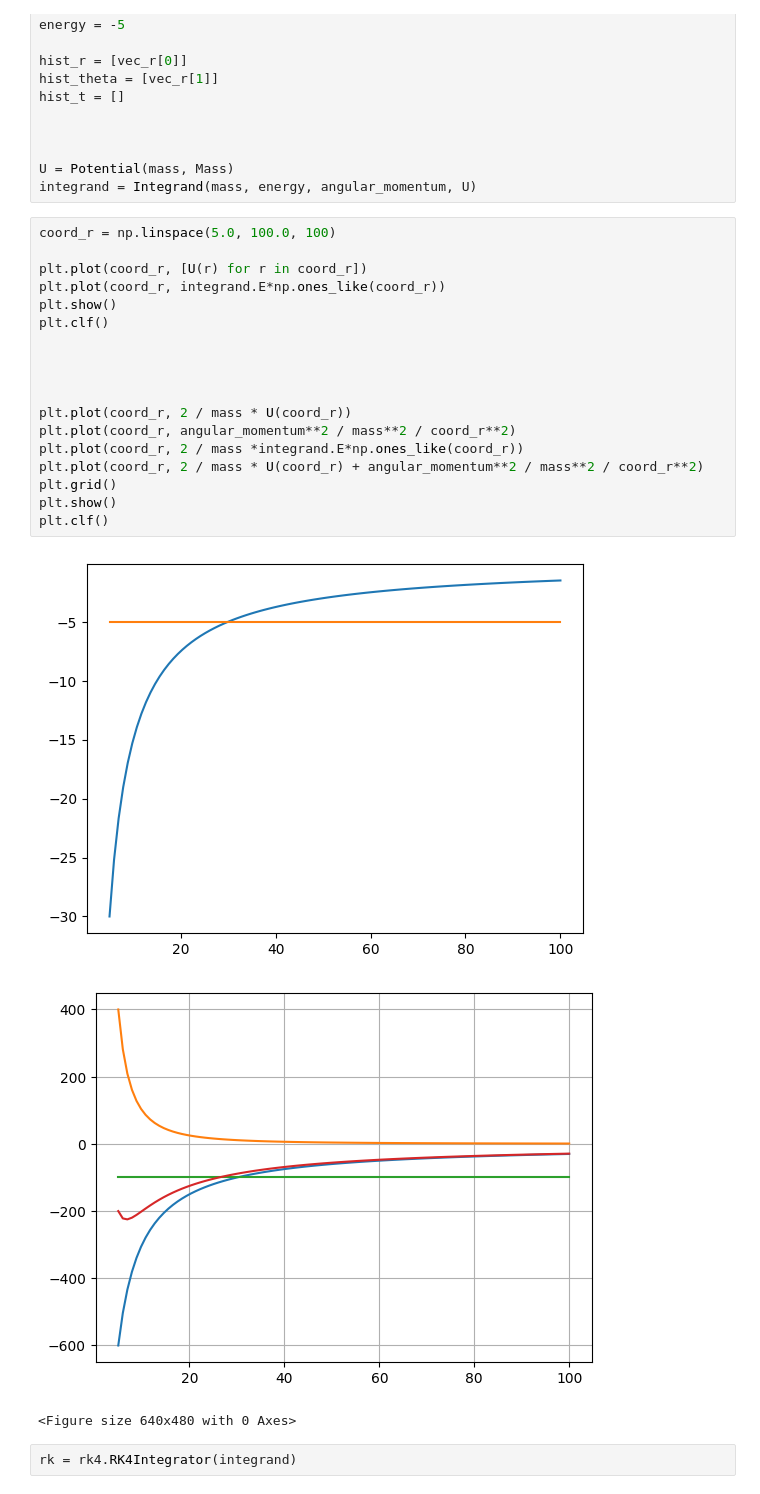
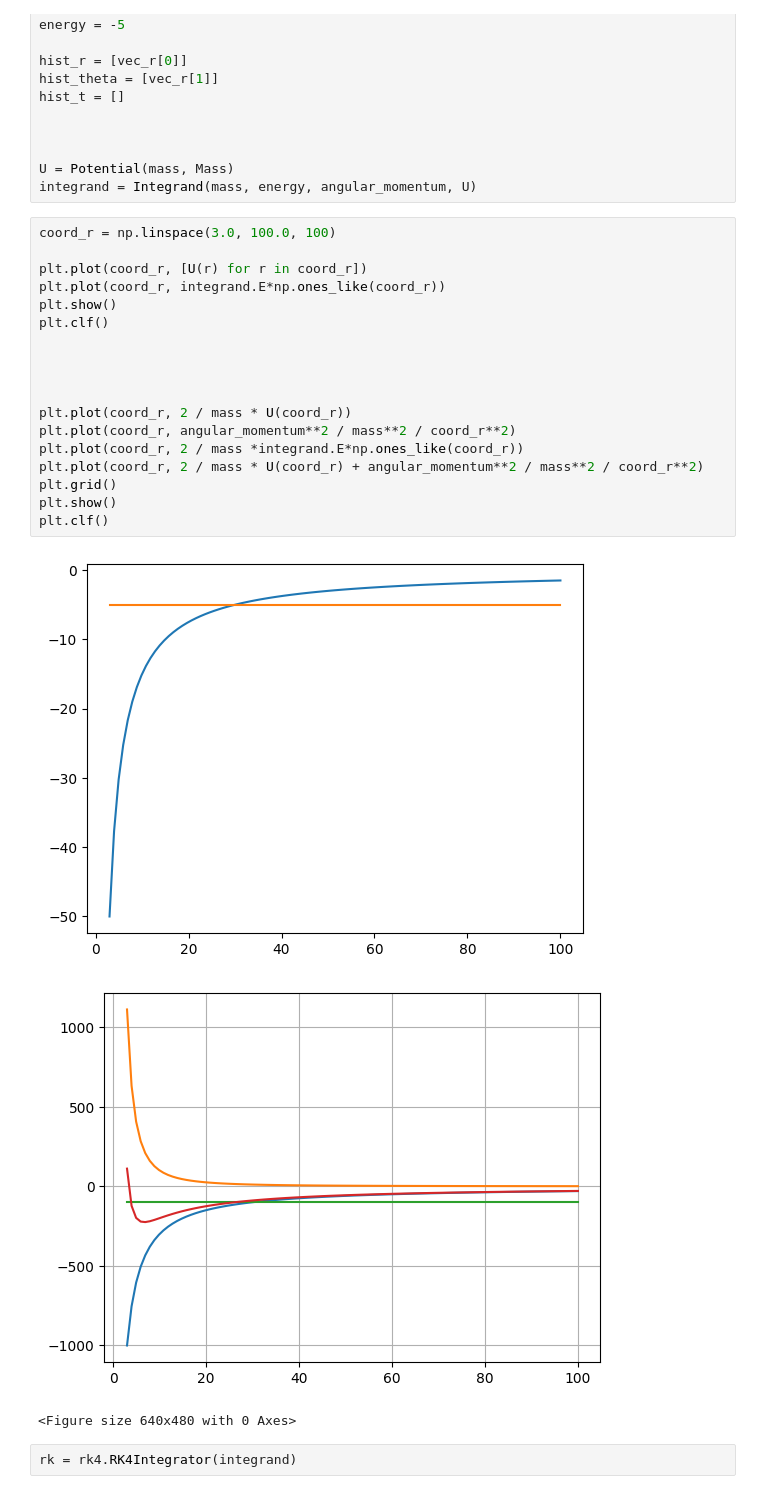
Before and after one commit to lmmoreira2/Trajetorias_Avancadas_UERJ, a Jupyter notebook: main.ipynb, the cells around one changed output. Saved outputs shown, nothing was run; the diff lists cells and outputs as text.

```diff
--- a/main.ipynb
+++ b/main.ipynb
@@ -45,26 +45,26 @@ hist_t = []
 U = Potential(mass, Mass)
 integrand = Integrand(mass, energy, angular_momentum, U)
 # %%
-coord_r = np.linspace(5.0, 100.0, 100)
+coord_r = np.linspace(3.0, 100.0, 100)
 
 plt.plot(coord_r, [U(r) for r in coord_r])
 plt.plot(coord_r, integrand.E*np.ones_like(coord_r))
 plt.show()
 plt.clf()
 
 
 
 
 plt.plot(coord_r, 2 / mass * U(coord_r))
 plt.plot(coord_r, angular_momentum**2 / mass**2 / coord_r**2)
 plt.plot(coord_r, 2 / mass *integrand.E*np.ones_like(coord_r))
 plt.plot(coord_r, 2 / mass * U(coord_r) + angular_momentum**2 / mass**2 / coord_r**2)
 plt.grid()
 plt.show()
 plt.clf()
 # %% [output]
-[figure, old version]
+[figure, new version]
-[figure, old version]
+[figure, new version]
 <Figure size 640x480 with 0 Axes>
 # %%
 rk = rk4.RK4Integrator(integrand)
```
Also changed, not shown: parts of 2 cells of this notebook.
